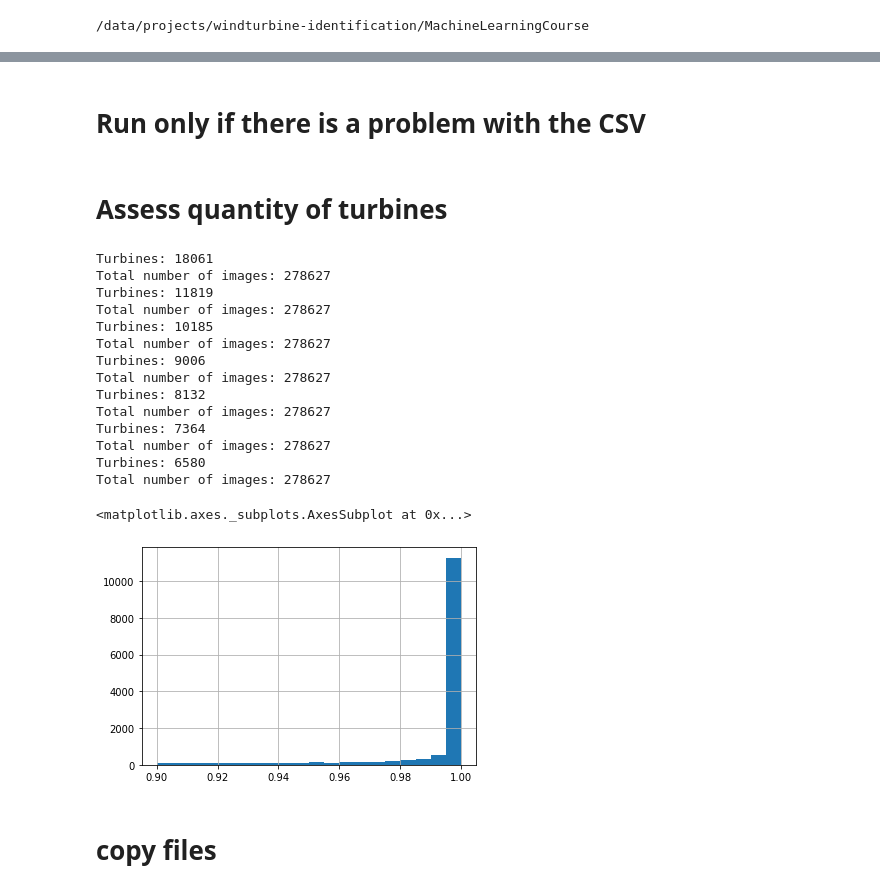
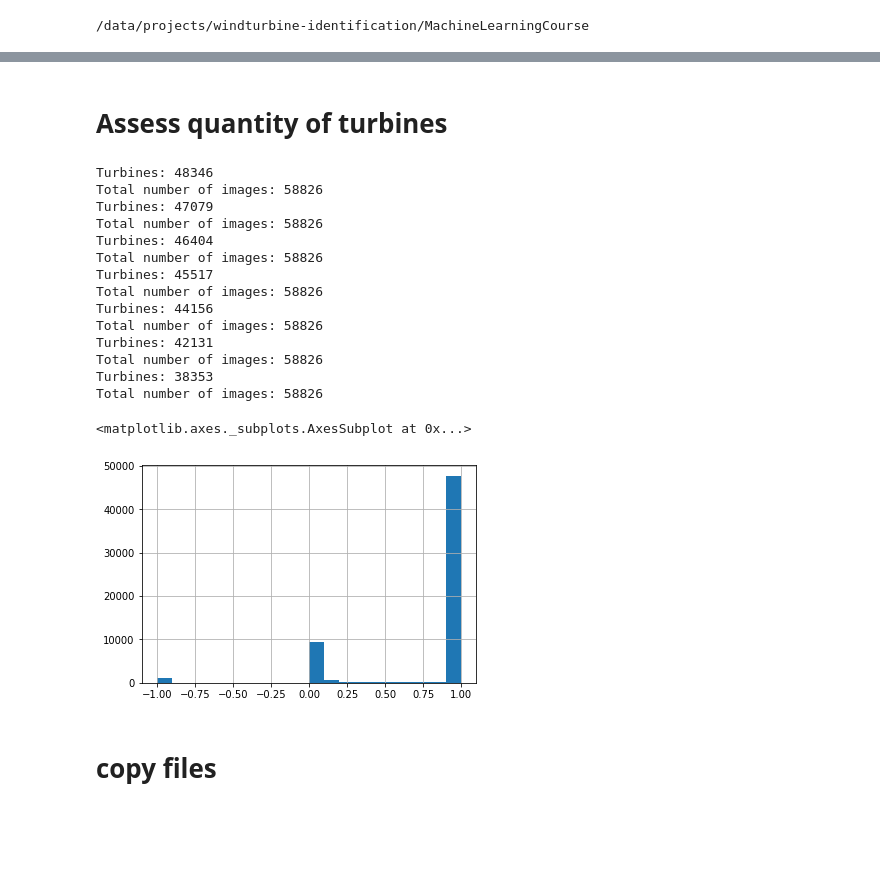
Before and after one commit to joph/MachineLearningCourse, a Jupyter notebook: scripts/notebooks/copy_assessment_files.ipynb, the cells around one changed output, grey strips where cells are left out. Saved outputs shown, nothing was run; the diff lists cells and outputs as text; code cells hidden in the pictures; blank space fills up the shorter version.

```diff
--- a/scripts/notebooks/copy_assessment_files.ipynb
+++ b/scripts/notebooks/copy_assessment_files.ipynb
@@ -19,2 +14,0 @@ p = pd.read_csv(assessment_file)
-# %% [markdown]
-# Run only if there is a problem with the CSV
@@ -24,10 +15,14 @@ p = pd.read_csv(assessment_file)
+# %%
+COUNTRY = "US"
+
+path_raw = fpr.get_param(COUNTRY,"PATH_RAW_IMAGES_TURBINES")
+
+predictions_file = path_raw + "all_predictions.feather"
+
+p = pd.read_feather(predictions_file)
 # %% [markdown]
 # Assess quantity of turbines
 # %%
-p.columns = ['id', 'lon', 'lat', 'prediction', 'filename', 'park']
-
-raw_dir = fpr.get_param(COUNTRY, "PATH_RAW_IMAGES_ASSESSMENT")
-
 threshold = 0.5
 
 print("Turbines: " + str(sum(p.prediction > threshold)))
@@ -41,47 +36,47 @@ print("Total number of images: " + str(sum(p.prediction > 0)))
 threshold = 0.999
 
 print("Turbines: " + str(sum(p.prediction > threshold)))
 print("Total number of images: " + str(sum(p.prediction > 0)))
 
 threshold = 0.9999
 
 print("Turbines: " + str(sum(p.prediction > threshold)))
 print("Total number of images: " + str(sum(p.prediction > 0)))
 
 threshold = 0.99999
 
 print("Turbines: " + str(sum(p.prediction > threshold)))
 print("Total number of images: " + str(sum(p.prediction > 0)))
 
 threshold = 0.999999
 
 print("Turbines: " + str(sum(p.prediction > threshold)))
 print("Total number of images: " + str(sum(p.prediction > 0)))
 
 threshold = 0.9999999
 
 print("Turbines: " + str(sum(p.prediction > threshold)))
 print("Total number of images: " + str(sum(p.prediction > 0)))
 
 
-p1 = p.loc[p.prediction>0.9,:]
+p1 = p.loc[p.prediction>-2,:]
 
 p1.prediction.hist(bins=20)
 # %% [output]
-Turbines: 18061
-Total number of images: 278627
-Turbines: 11819
-Total number of images: 278627
-Turbines: 10185
-Total number of images: 278627
-Turbines: 9006
-Total number of images: 278627
-Turbines: 8132
-Total number of images: 278627
-Turbines: 7364
-Total number of images: 278627
-Turbines: 6580
-Total number of images: 278627
+Turbines: 48346
+Total number of images: 58826
+Turbines: 47079
+Total number of images: 58826
+Turbines: 46404
+Total number of images: 58826
+Turbines: 45517
+Total number of images: 58826
+Turbines: 44156
+Total number of images: 58826
+Turbines: 42131
+Total number of images: 58826
+Turbines: 38353
+Total number of images: 58826
 <matplotlib.axes._subplots.AxesSubplot at 0x...>
-[figure, old version]
+[figure, new version]
 # %%
```
Also changed, not shown: parts of 7 cells of this notebook, 54 other files.
